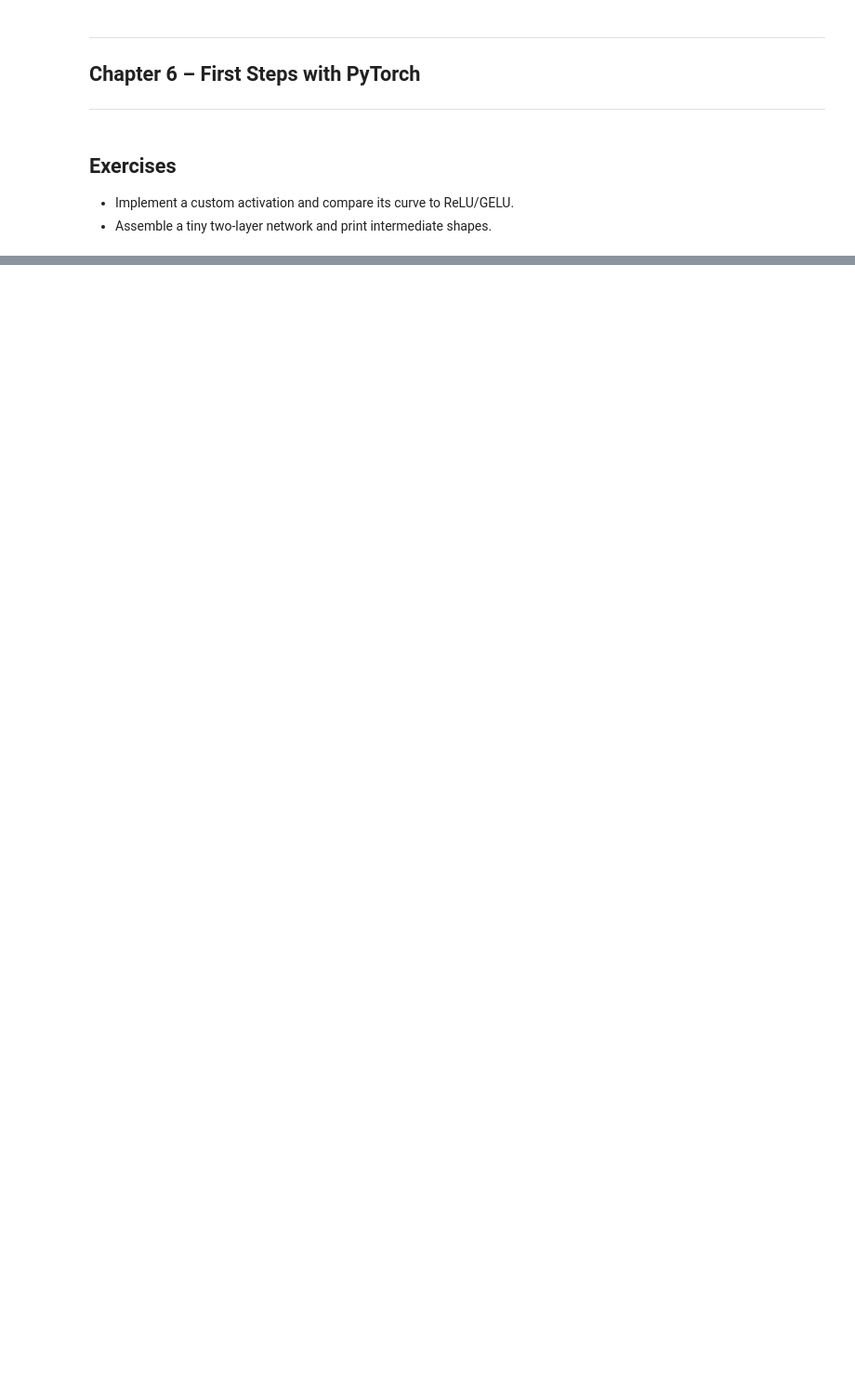
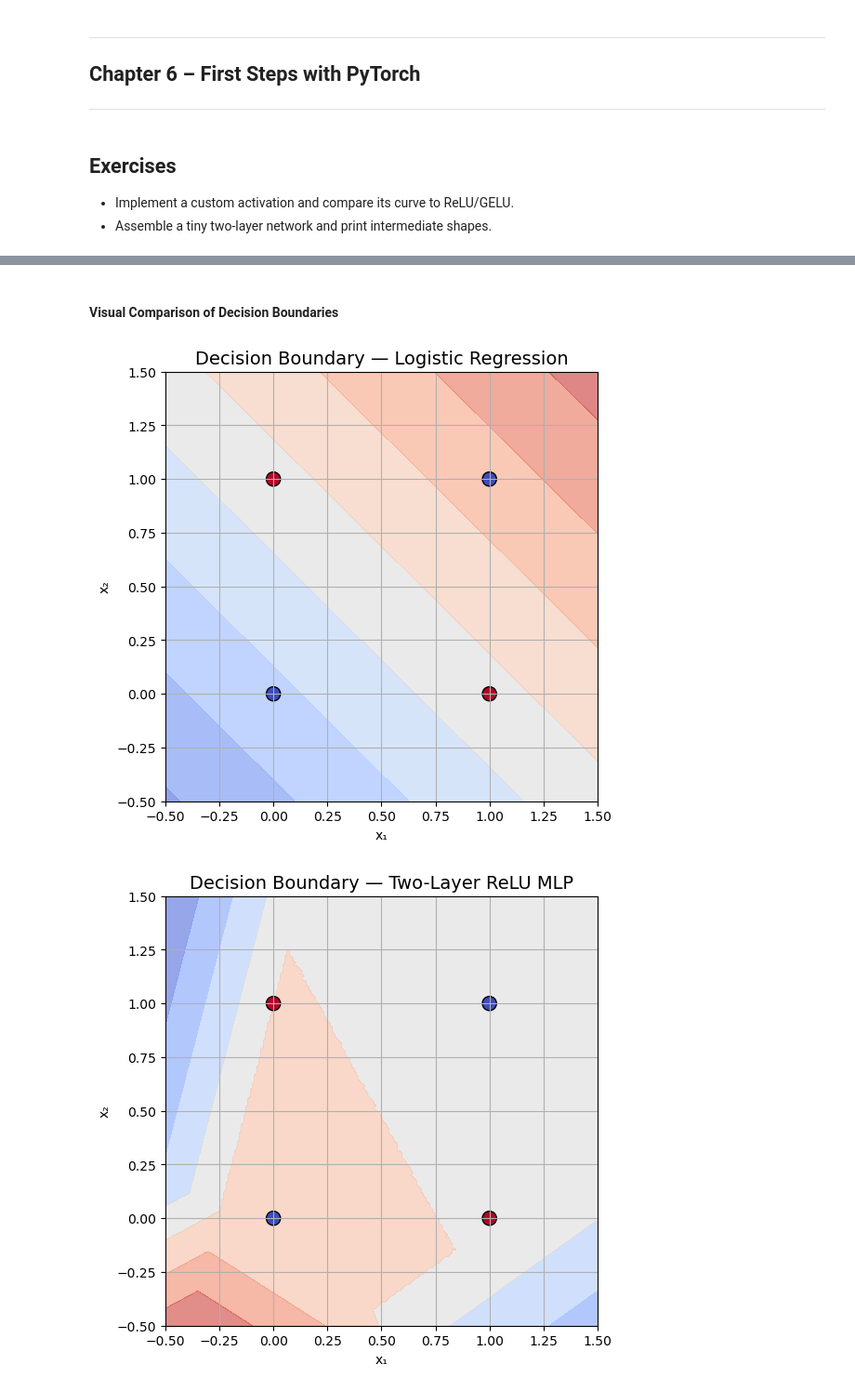
Before and after one commit to FranQuant/pytorch_dl_apps, a Jupyter notebook: part2_pytorch_basics/exercises_challenges/exercises_ch6_neurons_activations.ipynb, the cells around one changed output, grey strips where cells are left out. Shown at 93% size. Drawn from its saved outputs; the diff is of its cells as text; code cells hidden in the pictures; blank space fills up the shorter version.

```diff
--- a/part2_pytorch_basics/exercises_challenges/exercises_ch6_neurons_activations.ipynb
+++ b/part2_pytorch_basics/exercises_challenges/exercises_ch6_neurons_activations.ipynb
@@ -18,0 +621,29 @@
+# %% [markdown]
+#### **Visual Comparison of Decision Boundaries**
+# %%
+# ------------------------------------------------------------
+# 4. Decision boundary visualization
+# ------------------------------------------------------------
+
+def plot_decision_boundary(model, title):
+    # Grid for visualization
+    xx, yy = np.meshgrid(np.linspace(-0.5, 1.5, 200),
+                         np.linspace(-0.5, 1.5, 200))
+    grid = torch.tensor(np.c_[xx.ravel(), yy.ravel()], dtype=torch.float32)
+    preds = model(grid).detach().numpy().reshape(xx.shape)
+
+    plt.figure(figsize=(6, 6))
+    plt.contourf(xx, yy, preds, cmap="coolwarm", alpha=0.6)
+    plt.scatter(X[:, 0], X[:, 1], c=y.squeeze(), cmap="coolwarm",
+                edgecolors='k', s=120)
+    plt.title(title, fontsize=14)
+    plt.xlabel("x₁")
+    plt.ylabel("x₂")
+    plt.grid(True)
+    plt.show()
+
+plot_decision_boundary(log_reg, "Decision Boundary — Logistic Regression")
+plot_decision_boundary(mlp, "Decision Boundary — Two-Layer ReLU MLP")
+# %% [output]
+[figure, added]
+[figure, added]
```
Also changed, not shown: parts of 39 cells of this notebook, 1 other file.
